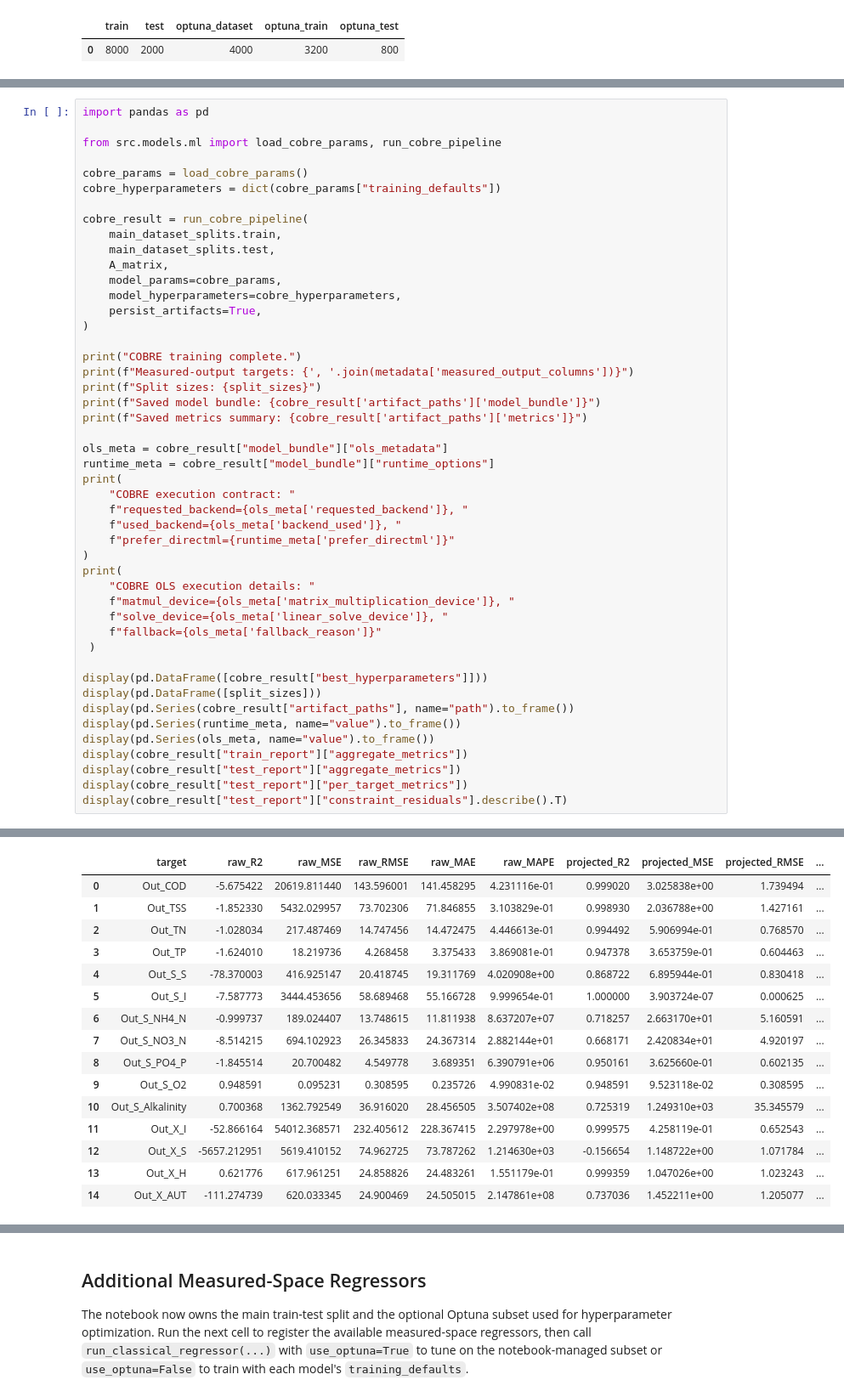
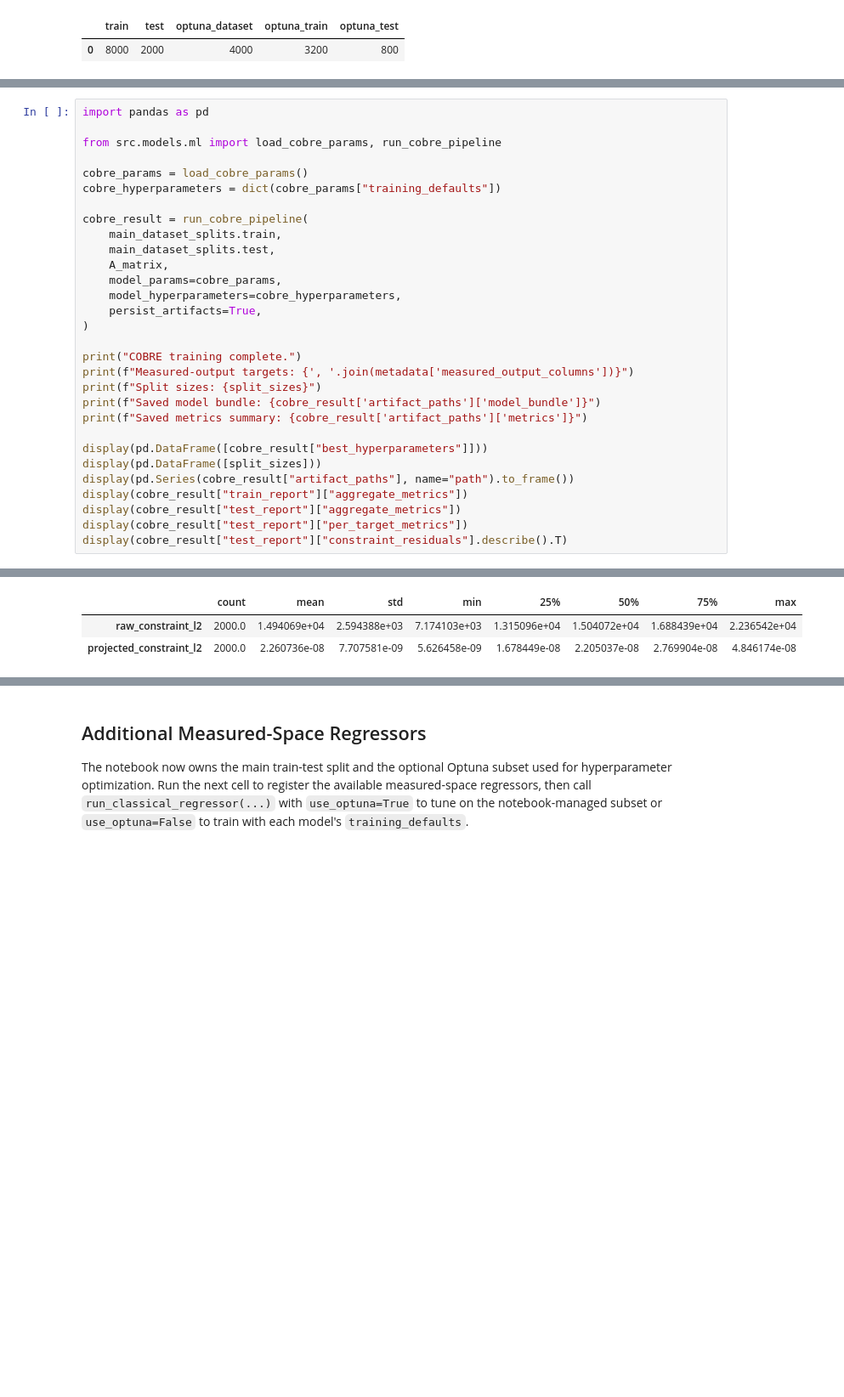
Before and after one commit to egbertoselerio1997/pibre-model, a Jupyter notebook: main.ipynb, the cells around one changed output, grey strips where cells are left out. Shown at 85% size. Drawn from its saved outputs; the diff is of its cells as text; blank space fills up the shorter version.

```diff
--- a/main.ipynb
+++ b/main.ipynb
@@ -222,26 +220,9 @@ print(f"Split sizes: {split_sizes}")
 print(f"Saved model bundle: {cobre_result['artifact_paths']['model_bundle']}")
 print(f"Saved metrics summary: {cobre_result['artifact_paths']['metrics']}")
 
-ols_meta = cobre_result["model_bundle"]["ols_metadata"]
-runtime_meta = cobre_result["model_bundle"]["runtime_options"]
-print(
-    "COBRE execution contract: "
-    f"requested_backend={ols_meta['requested_backend']}, "
-    f"used_backend={ols_meta['backend_used']}, "
-    f"prefer_directml={runtime_meta['prefer_directml']}"
-)
-print(
-    "COBRE OLS execution details: "
-    f"matmul_device={ols_meta['matrix_multiplication_device']}, "
-    f"solve_device={ols_meta['linear_solve_device']}, "
-    f"fallback={ols_meta['fallback_reason']}"
- )
-
 display(pd.DataFrame([cobre_result["best_hyperparameters"]]))
 display(pd.DataFrame([split_sizes]))
 display(pd.Series(cobre_result["artifact_paths"], name="path").to_frame())
-display(pd.Series(runtime_meta, name="value").to_frame())
-display(pd.Series(ols_meta, name="value").to_frame())
 display(cobre_result["train_report"]["aggregate_metrics"])
 display(cobre_result["test_report"]["aggregate_metrics"])
 display(cobre_result["test_report"]["per_target_metrics"])
@@ -279,16 +266,3 @@ COBRE OLS backend details: requested=auto, used=directml_normal_equations, matmu
-|  | target | raw_R2 | raw_MSE | raw_RMSE | raw_MAE | raw_MAPE | projected_R2 | projected_MSE | projected_RMSE | ... |
-| 0 | Out_COD | -5.675422 | 20619.811440 | 143.596001 | 141.458295 | 4.231116e-01 | 0.999020 | 3.025838e+00 | 1.739494 | ... |
-| 1 | Out_TSS | -1.852330 | 5432.029957 | 73.702306 | 71.846855 | 3.103829e-01 | 0.998930 | 2.036788e+00 | 1.427161 | ... |
-| 2 | Out_TN | -1.028034 | 217.487469 | 14.747456 | 14.472475 | 4.446613e-01 | 0.994492 | 5.906994e-01 | 0.768570 | ... |
-| 3 | Out_TP | -1.624010 | 18.219736 | 4.268458 | 3.375433 | 3.869081e-01 | 0.947378 | 3.653759e-01 | 0.604463 | ... |
-| 4 | Out_S_S | -78.370003 | 416.925147 | 20.418745 | 19.311769 | 4.020908e+00 | 0.868722 | 6.895944e-01 | 0.830418 | ... |
-| 5 | Out_S_I | -7.587773 | 3444.453656 | 58.689468 | 55.166728 | 9.999654e-01 | 1.000000 | 3.903724e-07 | 0.000625 | ... |
-| 6 | Out_S_NH4_N | -0.999737 | 189.024407 | 13.748615 | 11.811938 | 8.637207e+07 | 0.718257 | 2.663170e+01 | 5.160591 | ... |
-| 7 | Out_S_NO3_N | -8.514215 | 694.102923 | 26.345833 | 24.367314 | 2.882144e+01 | 0.668171 | 2.420834e+01 | 4.920197 | ... |
-| 8 | Out_S_PO4_P | -1.845514 | 20.700482 | 4.549778 | 3.689351 | 6.390791e+06 | 0.950161 | 3.625660e-01 | 0.602135 | ... |
-| 9 | Out_S_O2 | 0.948591 | 0.095231 | 0.308595 | 0.235726 | 4.990831e-02 | 0.948591 | 9.523118e-02 | 0.308595 | ... |
-| 10 | Out_S_Alkalinity | 0.700368 | 1362.792549 | 36.916020 | 28.456505 | 3.507402e+08 | 0.725319 | 1.249310e+03 | 35.345579 | ... |
-| 11 | Out_X_I | -52.866164 | 54012.368571 | 232.405612 | 228.367415 | 2.297978e+00 | 0.999575 | 4.258119e-01 | 0.652543 | ... |
-| 12 | Out_X_S | -5657.212951 | 5619.410152 | 74.962725 | 73.787262 | 1.214630e+03 | -0.156654 | 1.148722e+00 | 1.071784 | ... |
-| 13 | Out_X_H | 0.621776 | 617.961251 | 24.858826 | 24.483261 | 1.551179e-01 | 0.999359 | 1.047026e+00 | 1.023243 | ... |
-| 14 | Out_X_AUT | -111.274739 | 620.033345 | 24.900469 | 24.505015 | 2.147861e+08 | 0.737036 | 1.452211e+00 | 1.205077 | ... |
+|  | count | mean | std | min | 25% | 50% | 75% | max |
+| raw_constraint_l2 | 2000.0 | 1.494069e+04 | 2.594388e+03 | 7.174103e+03 | 1.315096e+04 | 1.504072e+04 | 1.688439e+04 | 2.236542e+04 |
+| projected_constraint_l2 | 2000.0 | 2.260736e-08 | 7.707581e-09 | 5.626458e-09 | 1.678449e-08 | 2.205037e-08 | 2.769904e-08 | 4.846174e-08 |
```
Also changed, not shown: parts of 4 cells of this notebook, 2 other files.
